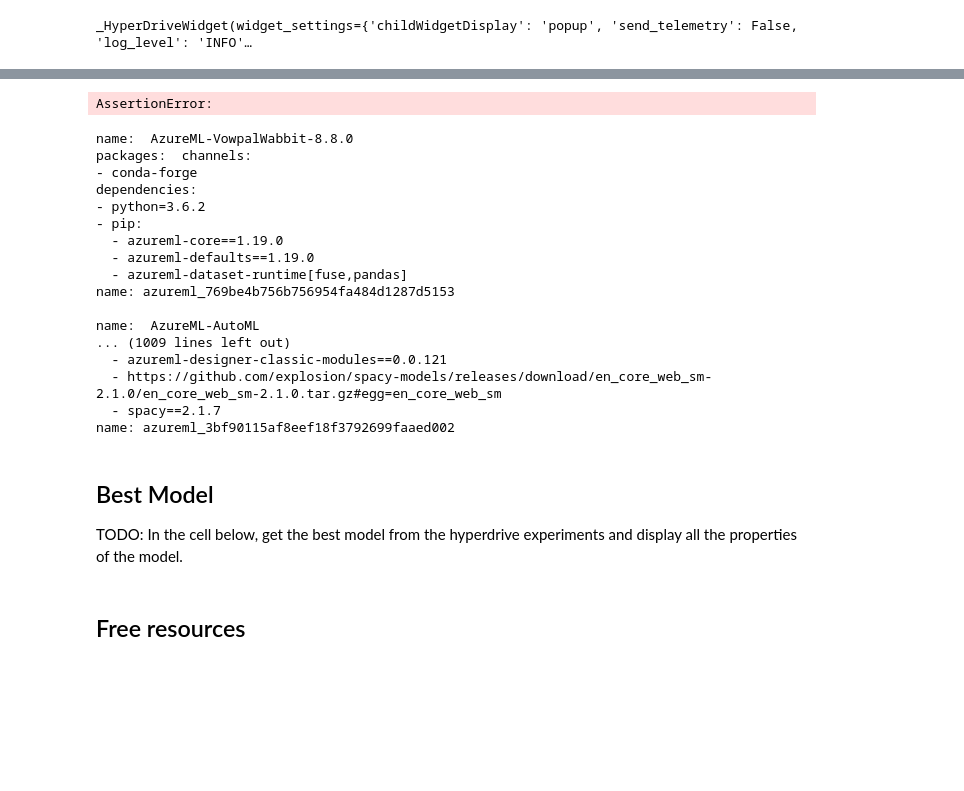
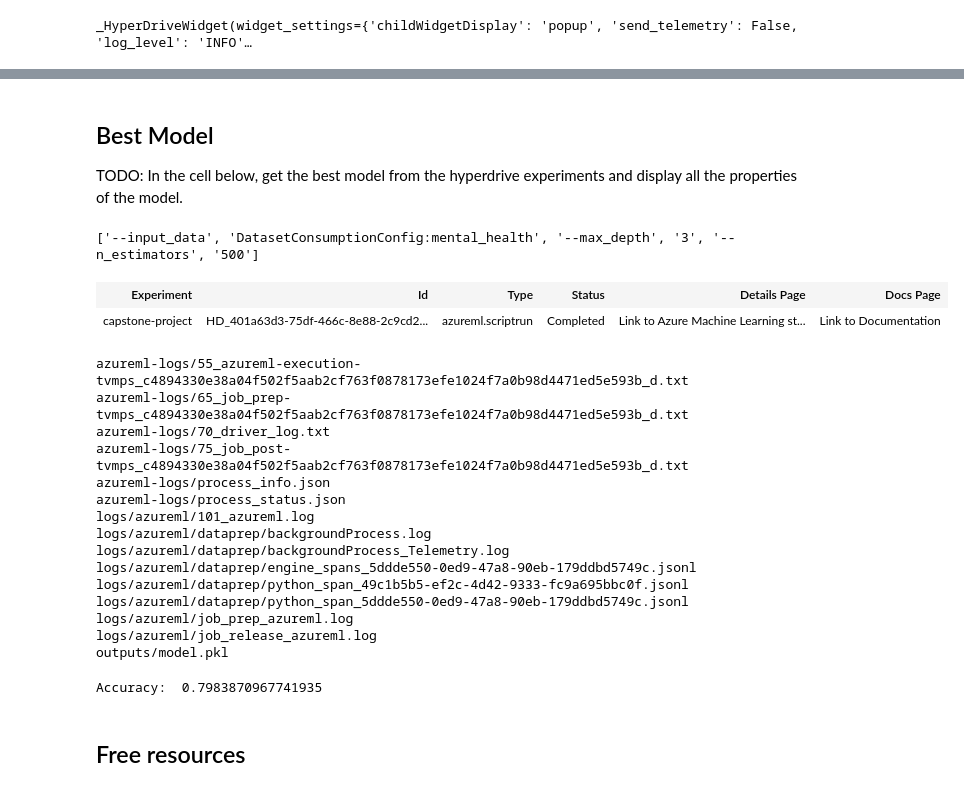
Before and after one commit to Pogayo/nd00333-capstone, a Jupyter notebook: hyperparameter_tuning.ipynb, the cells around one changed output, grey strips where cells are left out. Drawn from its saved outputs; the diff is of its cells as text; code cells hidden in the pictures; blank space fills up the shorter version.

```diff
--- a/hyperparameter_tuning.ipynb
+++ b/hyperparameter_tuning.ipynb
@@ -49,2 +48,2 @@ Resource group: aml-quickstarts-133759
 # %%
-my_env = Environment.from_existing_conda_environment(name="myenv")
+my_env = Environment.get(workspace=ws, name="AzureML-AutoML")
@@ -179,7 +164,7 @@ early_termination_policy = BanditPolicy(slack_factor = 0.1, evaluation_interval=
 
 #TODO: Create the different params that you will be using during training
 param_sampling = RandomParameterSampling({
-    "n_estimators": choice(200, 400, 700, 1000),
+    "n_estimators": choice(200, 400, 500, 700, 1000),
     "max_depth": choice(range(2,7))                                      }
 )
 
@@ -192,7 +177,9 @@ from azureml.core import ScriptRunConfig
 src = ScriptRunConfig(source_directory=project_folder,
                       script='train.py',
                       compute_target=cpu_cluster,
-                      environment=sklearn_env)
+                      arguments = ['--input_data', dataset.as_named_input("mental_health")],
+                      environment =my_env,
+                    )
 
 hyperdrive_run_config = HyperDriveConfig(run_config=src,
                                      hyperparameter_sampling=param_sampling,
@@ -254,32 +236,5 @@ Web View: https://ml.azure.com/experiments/capstone-project/runs/HD_d0236654-866
 # %%
 assert(hyperdrive_run.get_status() == "Completed")
-# %% [output]
-AssertionError:
-# %%
-envs=Environment.list(workspace=ws)
-
-
-for env in envs:
-        print ("name: ", env)
-        print("packages: ", envs[env].python.conda_dependencies.serialize_to_string())
-# %% [output]
-name:  AzureML-VowpalWabbit-8.8.0
-packages:  channels:
-- conda-forge
-dependencies:
-- python=3.6.2
-- pip:
-  - azureml-core==1.19.0
-  - azureml-defaults==1.19.0
-  - azureml-dataset-runtime[fuse,pandas]
-name: azureml_769be4b756b756954fa484d1287d5153
-
-name:  AzureML-AutoML
-... (1009 lines left out)
-  - azureml-designer-classic-modules==0.0.121
-  - https://github.com/explosion/spacy-models/releases/download/en_core_web_sm-2.1.0/en_core_web_sm-2.1.0.tar.gz#egg=en_core_web_sm
-  - spacy==2.1.7
-name: azureml_3bf90115af8eef18f3792699faaed002
 # %% [markdown]
 ## Best Model
 
@@ -287,10 +242,36 @@ TODO: In the cell below, get the best model from the hyperdrive experiments and
 # %%
 best_run = hyperdrive_run.get_best_run_by_primary_metric()
 print(best_run.get_details()['runDefinition']['arguments'])
-
-print(best_run.get_file_names())
+# %% [output]
+['--input_data', 'DatasetConsumptionConfig:mental_health', '--max_depth', '3', '--n_estimators', '500']
+# %%
+best_run
+# %% [output]
+| Experiment | Id | Type | Status | Details Page | Docs Page |
+| capstone-project | HD_401a63d3-75df-466c-8e88-2c9cd2... | azureml.scriptrun | Completed | Link to Azure Machine Learning st... | Link to Documentation |
+# %%
+for file in best_run.get_file_names():
+    print(file)
+# %% [output]
+azureml-logs/55_azureml-execution-tvmps_c4894330e38a04f502f5aab2cf763f0878173efe1024f7a0b98d4471ed5e593b_d.txt
+azureml-logs/65_job_prep-tvmps_c4894330e38a04f502f5aab2cf763f0878173efe1024f7a0b98d4471ed5e593b_d.txt
+azureml-logs/70_driver_log.txt
+azureml-logs/75_job_post-tvmps_c4894330e38a04f502f5aab2cf763f0878173efe1024f7a0b98d4471ed5e593b_d.txt
+azureml-logs/process_info.json
+azureml-logs/process_status.json
+logs/azureml/101_azureml.log
+logs/azureml/dataprep/backgroundProcess.log
+logs/azureml/dataprep/backgroundProcess_Telemetry.log
+logs/azureml/dataprep/engine_spans_5ddde550-0ed9-47a8-90eb-179ddbd5749c.jsonl
+logs/azureml/dataprep/python_span_49c1b5b5-ef2c-4d42-9333-fc9a695bbc0f.jsonl
+logs/azureml/dataprep/python_span_5ddde550-0ed9-47a8-90eb-179ddbd5749c.jsonl
+logs/azureml/job_prep_azureml.log
+logs/azureml/job_release_azureml.log
+outputs/model.pkl
 # %%
 accuracy=best_run.get_metrics()["Accuracy"]
 print("Accuracy: ",accuracy)
+# %% [output]
+Accuracy:  0.7983870967741935
 # %%
 #TODO: Save the best model
```
Also changed, not shown: parts of 13 cells of this notebook, 1 other file.
